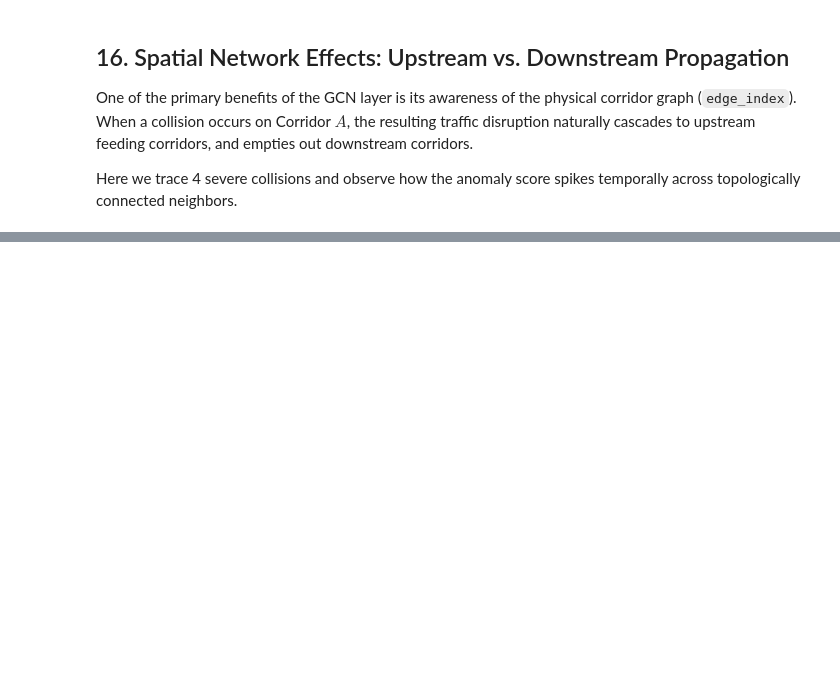
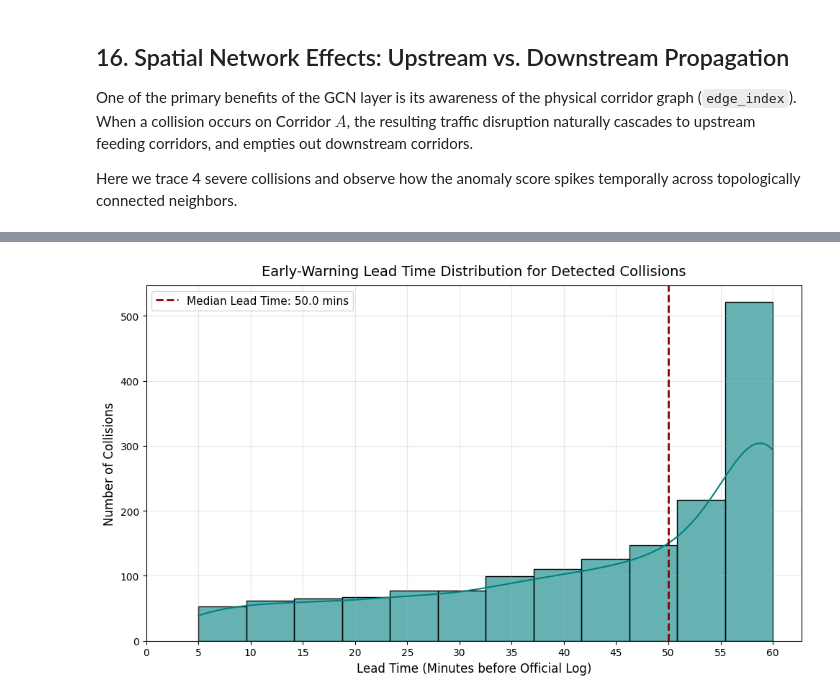
Before and after one commit to sezfabian/Spatio-Temporal-Anomaly-Detection-of-Urban-Mobility, a Jupyter notebook: notebooks/st_gae_anomaly_detection.ipynb, the cells around one changed output, grey strips where cells are left out. Saved outputs shown, nothing was run; the diff lists cells and outputs as text; code cells hidden in the pictures; blank space fills up the shorter version.

```diff
--- a/notebooks/st_gae_anomaly_detection.ipynb
+++ b/notebooks/st_gae_anomaly_detection.ipynb
@@ -1704,0 +1716,85 @@ else:
+# %%
+import pandas as pd
+import matplotlib.pyplot as plt
+import seaborn as sns
+
+# 1. Define the anomaly threshold
+# (e.g., 95th percentile of scores from strictly normal, healthy flow)
+threshold = valid_eval.loc[valid_eval['is_normal'] == 1, 'anomaly_score'].quantile(0.95)
+
+# Extract documented crashes
+crashes = valid_eval[valid_eval["is_collision"] == 1][["ts_local", "route_id"]]
+
+lead_times = []
+
+# 2. Iterate through each crash to calculate early-warning lead time
+for _, crash in crashes.iterrows():
+    crash_time = crash['ts_local']
+    route = crash['route_id']
+
+    # Define the 60-minute lookback window
+    lookback_start = crash_time - pd.Timedelta(minutes=60)
+
+    # Filter the scored data for this specific route and time window
+    window_data = valid_eval[
+        (valid_eval['route_id'] == route) &
+        (valid_eval['ts_local'] >= lookback_start) &
+        (valid_eval['ts_local'] <= crash_time)
+    ].sort_values('ts_local')
+
+    # Identify the first timestamp where the anomaly score exceeds the threshold
+    early_warnings = window_data[window_data['anomaly_score'] > threshold]
+
+    if not early_warnings.empty:
+        first_warning_time = early_warnings.iloc[0]['ts_local']
+        # Calculate lead time in minutes
+        lead_time_mins = (crash_time - first_warning_time).total_seconds() / 60.0
+        lead_times.append(lead_time_mins)
+
+# Convert to DataFrame for visualization
+lead_time_df = pd.DataFrame({'Lead Time (Minutes)': lead_times})
+
+# Filter for strictly positive lead times (successful early warnings)
+successful_lead_times = lead_time_df[lead_time_df['Lead Time (Minutes)'] > 0]
+
+# 3. Plot the Histogram
+fig, ax = plt.subplots(figsize=(10, 6))
+
+# Plot the distribution using 5-minute bins (matching the dataset grain)
+sns.histplot(
+    data=successful_lead_times,
+    x='Lead Time (Minutes)',
+    bins=12,
+    kde=True,
+    color='teal',
+    alpha=0.6,
+    ax=ax
+)
+
+# Overlay the median lead time
+median_lead = successful_lead_times['Lead Time (Minutes)'].median()
+ax.axvline(
+    median_lead,
+    color='darkred',
+    linestyle='dashed',
+    linewidth=2,
+    label=f"Median Lead Time: {median_lead:.1f} mins"
+)
+
+# Formatting
+ax.set_title('Early-Warning Lead Time Distribution for Detected Collisions', fontsize=14, pad=10)
+ax.set_xlabel('Lead Time (Minutes before Official Log)', fontsize=12)
+ax.set_ylabel('Number of Collisions', fontsize=12)
+ax.set_xticks(range(0, 65, 5)) # Tick every 5 minutes
+ax.legend(fontsize=11)
+ax.grid(True, alpha=0.3)
+
+plt.tight_layout()
+plt.show()
+
+# 4. Print Summary Statistics
+print(f"Total Collisions Evaluated: {len(crashes)}")
+print(f"Collisions with Early Warning: {len(successful_lead_times)} ({len(successful_lead_times)/len(crashes):.1%})")
+print(f"Average Lead Time: {successful_lead_times['Lead Time (Minutes)'].mean():.1f} minutes")
+# %% [output]
+[figure, added]
```
Also changed, not shown: parts of 6 cells of this notebook.
